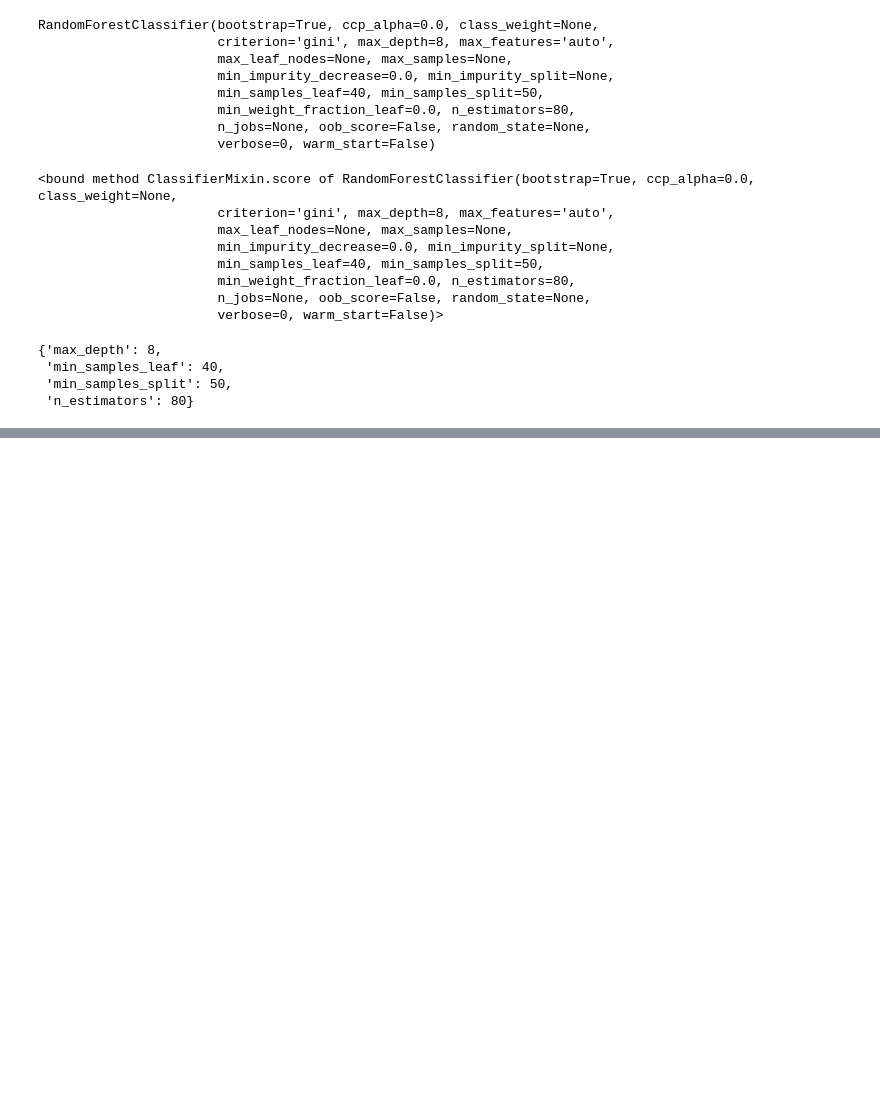
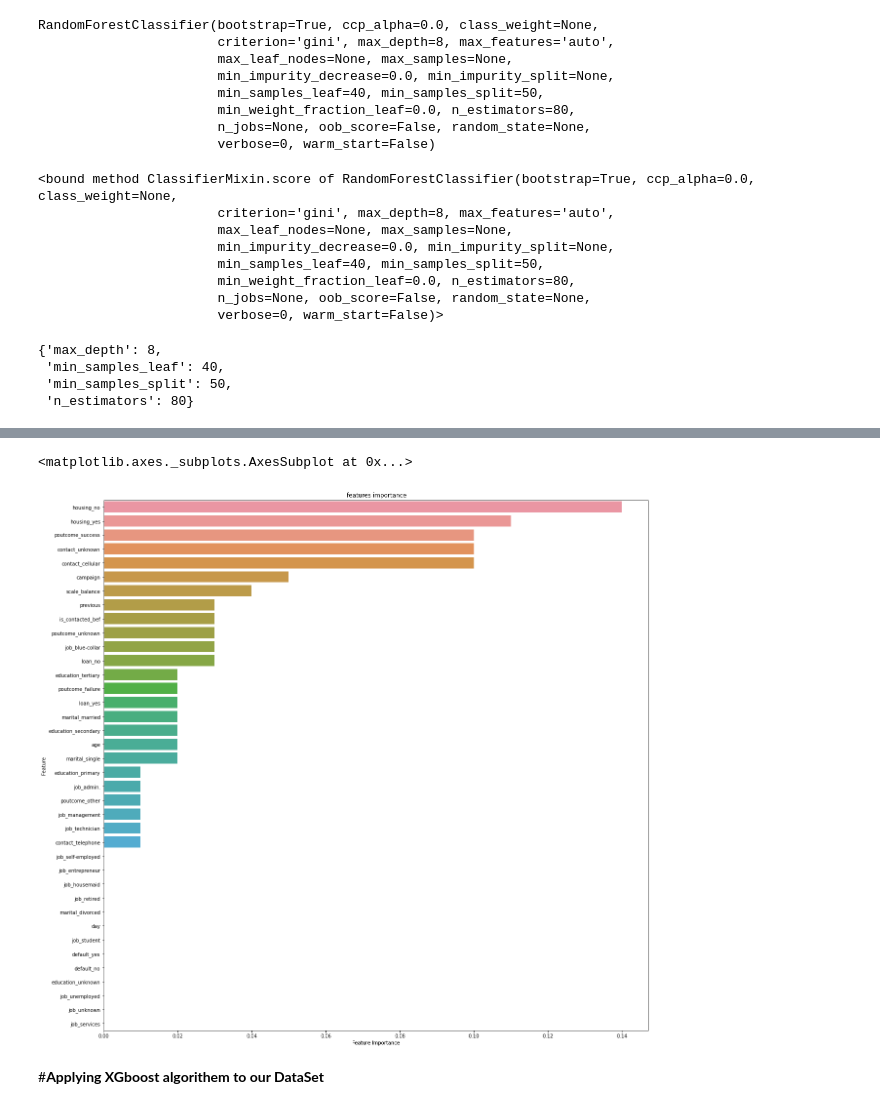
Before and after one commit to hrushikeshsahu19/Predicting-the-effectiveness-of-bank-marketing-campaigns, a Jupyter notebook: Hrushikesh_Sahu_Team_1_Capstone_Project_3.ipynb, the cells around one changed output, grey strips where cells are left out. Saved outputs shown, nothing was run; the diff lists cells and outputs as text; code cells hidden in the pictures; blank space fills up the shorter version.

```diff
--- a/Hrushikesh_Sahu_Team_1_Capstone_Project_3.ipynb
+++ b/Hrushikesh_Sahu_Team_1_Capstone_Project_3.ipynb
@@ -820,0 +888,12 @@ sns.heatmap(test_cm/np.sum(test_cm), annot=True,
+# %%
+importances = rf_optimal_model.feature_importances_
+
+importance_dict = {'Feature' : list(X1.columns),
+                   'Feature Importance' : importances}
+
+importance_df = pd.DataFrame(importance_dict)
+# %%
+importance_df['Feature Importance'] = round(importance_df['Feature Importance'],2)
+# %%
+new_df=importance_df.sort_values(by=['Feature Importance'],ascending=False)
+new_df
@@ -820,0 +918,9 @@ sns.heatmap(test_cm/np.sum(test_cm), annot=True,
+# %%
+plt.figure(figsize=(20,20))
+plt.title(' features importance')
+sns.barplot(x='Feature Importance',y="Feature",data=new_df)
+# %% [output]
+<matplotlib.axes._subplots.AxesSubplot at 0x...>
+[figure, added]
+# %% [markdown]
+#**Applying XGboost algorithem to our DataSet**
```
Also changed, not shown: parts of 65 cells of this notebook.
